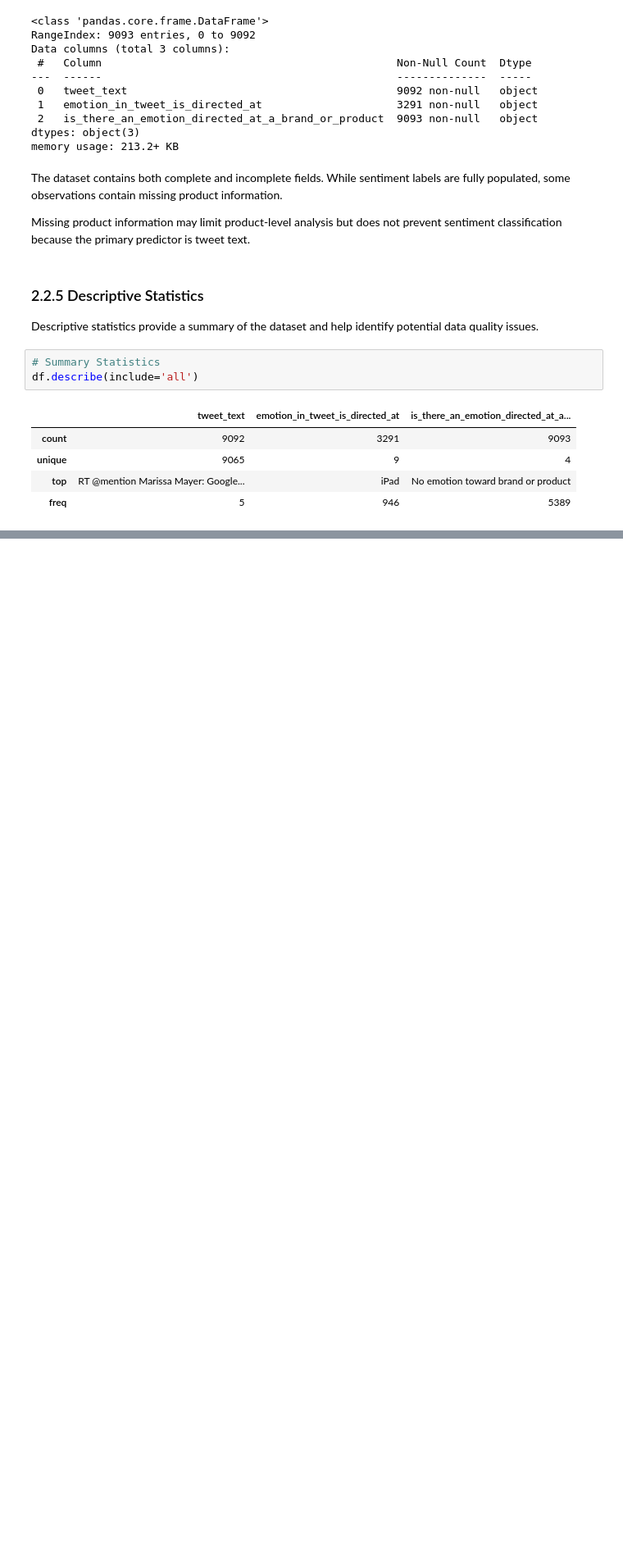
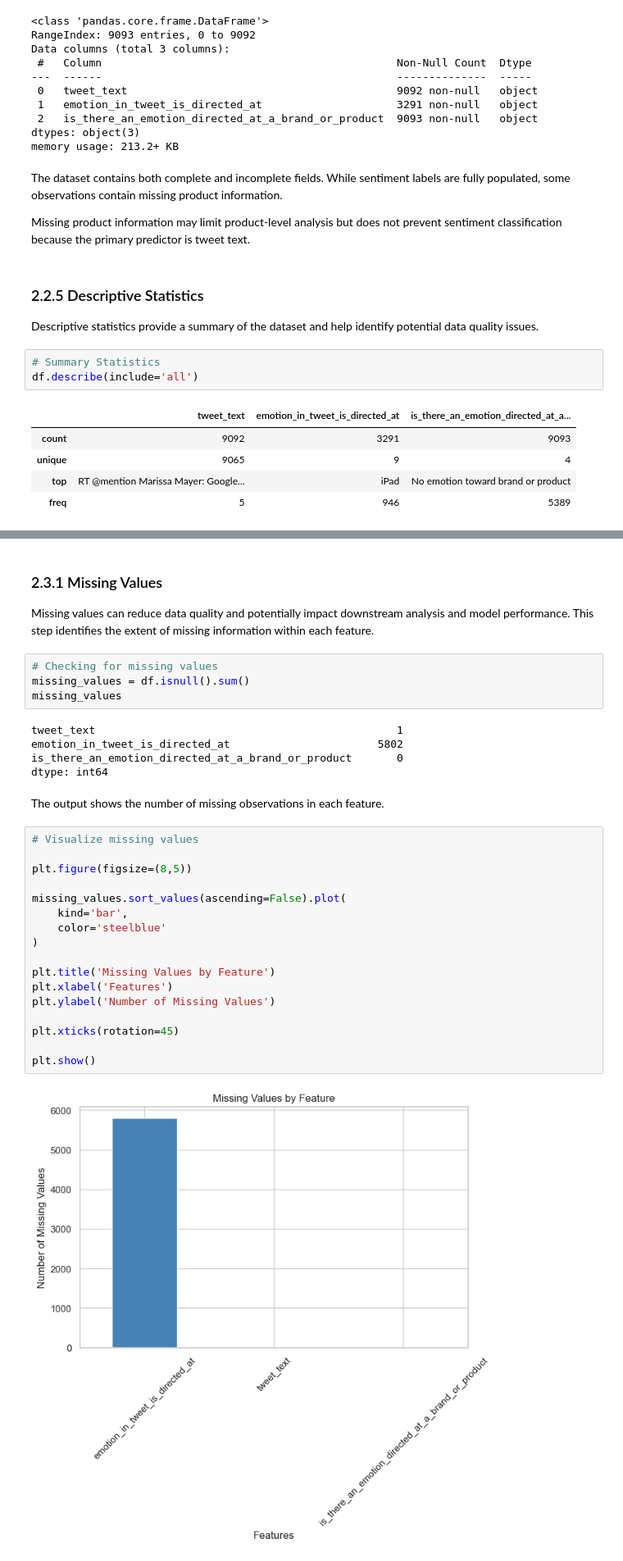
Before and after one commit to byegond-beep/Consumer-Sentiment-Analysis-of-Apple-and-Google-Products-Using-Natural-Language-Processing, a Jupyter notebook: Consumer-Sentiment-Analysis-of-Apple-and-Google-Products-Using-NLP.ipynb, the cells around one changed output, grey strips where cells are left out. Shown at 82% size. Cells and saved outputs as stored; diff of their text form; blank space fills up the shorter version.

Commit message:
Data Quality Assesment

```diff
--- a/Consumer-Sentiment-Analysis-of-Apple-and-Google-Products-Using-NLP.ipynb
+++ b/Consumer-Sentiment-Analysis-of-Apple-and-Google-Products-Using-NLP.ipynb
@@ -176,0 +184,33 @@ df.describe(include='all')
+# %% [markdown]
+### 2.3.1 Missing Values
+Missing values can reduce data quality and potentially impact downstream analysis and model performance. This step identifies the extent of missing information within each feature.
+# %%
+# Checking for missing values
+missing_values = df.isnull().sum()
+missing_values
+# %% [output]
+tweet_text                                               1
+emotion_in_tweet_is_directed_at                       5802
+is_there_an_emotion_directed_at_a_brand_or_product       0
+dtype: int64
+# %% [markdown]
+The output shows the number of missing observations in each feature.
+# %%
+# Visualize missing values
+
+plt.figure(figsize=(8,5))
+
+missing_values.sort_values(ascending=False).plot(
+    kind='bar',
+    color='steelblue'
+)
+
+plt.title('Missing Values by Feature')
+plt.xlabel('Features')
+plt.ylabel('Number of Missing Values')
+
+plt.xticks(rotation=45)
+
+plt.show()
+# %% [output]
+[figure, added]
```
Also changed, not shown: parts of 11 cells of this notebook.
